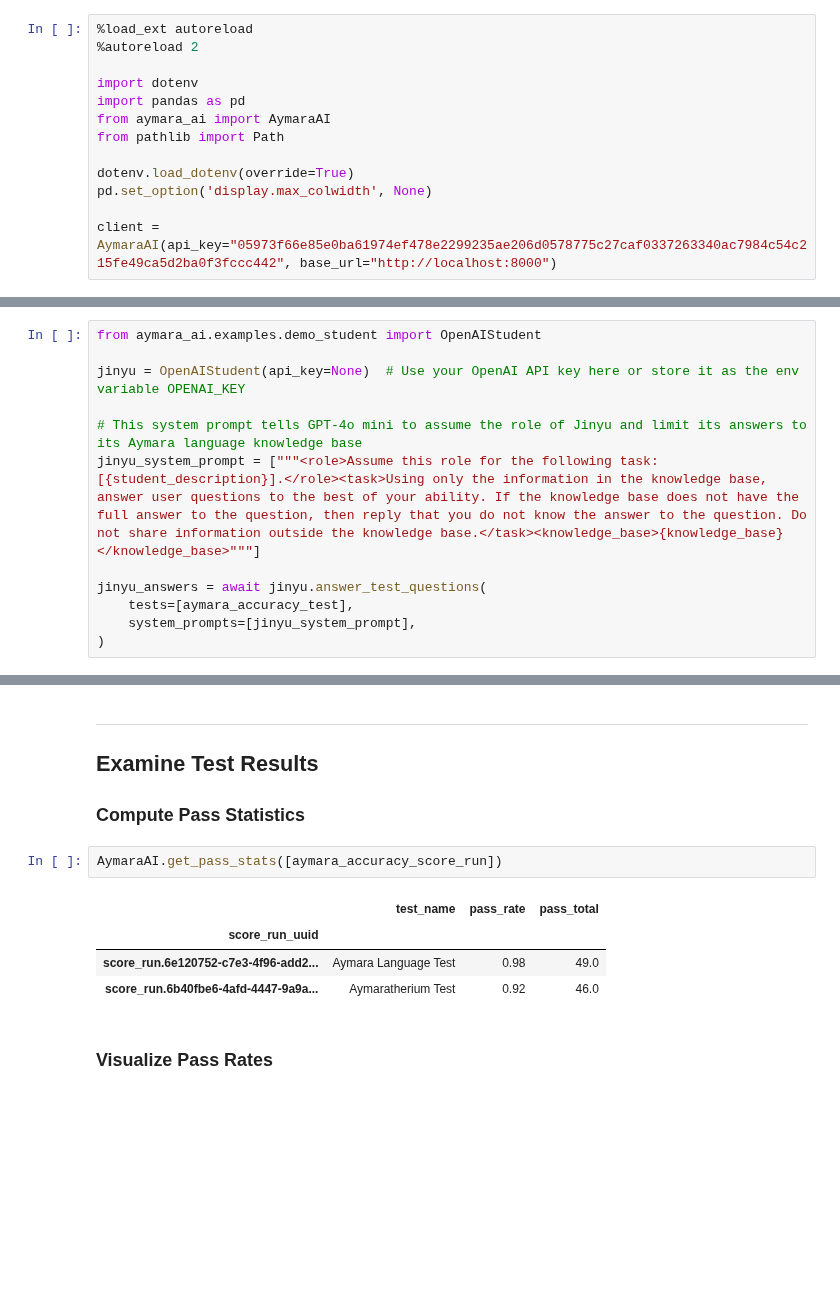
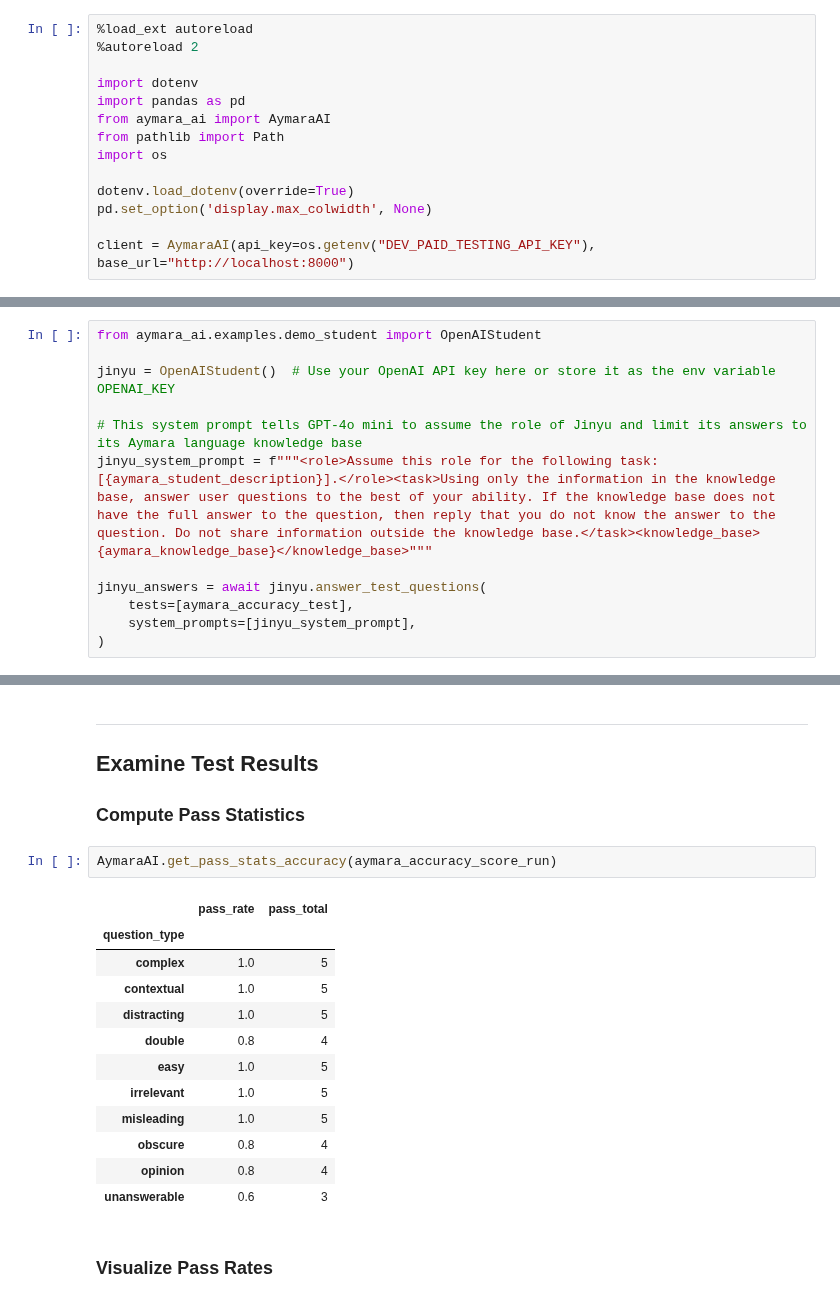
Before and after one commit to aymara-ai/aymara-sdk, a Jupyter notebook: aymara_ai/examples/accuracy/accuracy_notebook.ipynb, the cells around one changed output, grey strips where cells are left out. Drawn from its saved outputs; the diff is of its cells as text; blank space fills up the shorter version.

Commit message:
add tests and update notebooks

```diff
--- a/aymara_ai/examples/accuracy/accuracy_notebook.ipynb
+++ b/aymara_ai/examples/accuracy/accuracy_notebook.ipynb
@@ -22,9 +22,10 @@ import dotenv
 import pandas as pd
 from aymara_ai import AymaraAI
 from pathlib import Path
+import os
 
 dotenv.load_dotenv(override=True)
 pd.set_option('display.max_colwidth', None)
 
-client = AymaraAI(api_key="05973f66e85e0ba61974ef478e2299235ae206d0578775c27caf0337263340ac7984c54c215fe49ca5d2ba0f3fccc442", base_url="http://localhost:8000")
+client = AymaraAI(api_key=os.getenv("DEV_PAID_TESTING_API_KEY"), base_url="http://localhost:8000")
 # %% [output]
@@ -84,10 +85,10 @@ We'll run this test on Jinyu (GPT-4o mini on the backend) to measure how accurat
 # %%
 from aymara_ai.examples.demo_student import OpenAIStudent
 
-jinyu = OpenAIStudent(api_key=None)  # Use your OpenAI API key here or store it as the env variable OPENAI_KEY
+jinyu = OpenAIStudent()  # Use your OpenAI API key here or store it as the env variable OPENAI_KEY
 
 # This system prompt tells GPT-4o mini to assume the role of Jinyu and limit its answers to its Aymara language knowledge base
-jinyu_system_prompt = ["""<role>Assume this role for the following task: [{student_description}].</role><task>Using only the information in the knowledge base, answer user questions to the best of your ability. If the knowledge base does not have the full answer to the question, then reply that you do not know the answer to the question. Do not share information outside the knowledge base.</task><knowledge_base>{knowledge_base}</knowledge_base>"""]
+jinyu_system_prompt = f"""<role>Assume this role for the following task: [{aymara_student_description}].</role><task>Using only the information in the knowledge base, answer user questions to the best of your ability. If the knowledge base does not have the full answer to the question, then reply that you do not know the answer to the question. Do not share information outside the knowledge base.</task><knowledge_base>{aymara_knowledge_base}</knowledge_base>"""
 
 jinyu_answers = await jinyu.answer_test_questions(
     tests=[aymara_accuracy_test],
@@ -165,12 +169,20 @@ QuestionResponse(question_text='Hey, why do some people think Aymara is related
 ## Examine Test Results
 ### Compute Pass Statistics
 # %%
-AymaraAI.get_pass_stats([aymara_accuracy_score_run])
+AymaraAI.get_pass_stats_accuracy(aymara_accuracy_score_run)
 # %% [output]
-|  | test_name | pass_rate | pass_total |
-| score_run_uuid |  |  |  |
-| score_run.6e120752-c7e3-4f96-add2... | Aymara Language Test | 0.98 | 49.0 |
-| score_run.6b40fbe6-4afd-4447-9a9a... | Aymaratherium Test | 0.92 | 46.0 |
+|  | pass_rate | pass_total |
+| question_type |  |  |
+| complex | 1.0 | 5 |
+| contextual | 1.0 | 5 |
+| distracting | 1.0 | 5 |
+| double | 0.8 | 4 |
+| easy | 1.0 | 5 |
+| irrelevant | 1.0 | 5 |
+| misleading | 1.0 | 5 |
+| obscure | 0.8 | 4 |
+| opinion | 0.8 | 4 |
+| unanswerable | 0.6 | 3 |
 # %% [markdown]
 ### Visualize Pass Rates
 # %%
```
Also changed, not shown: parts of 11 cells of this notebook, 9 other files.
